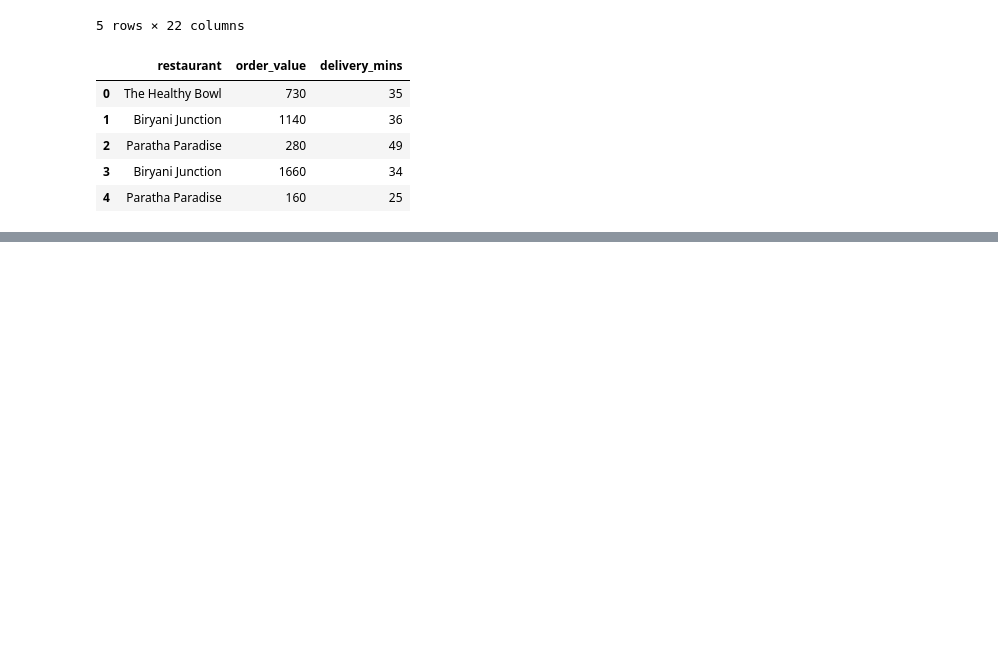
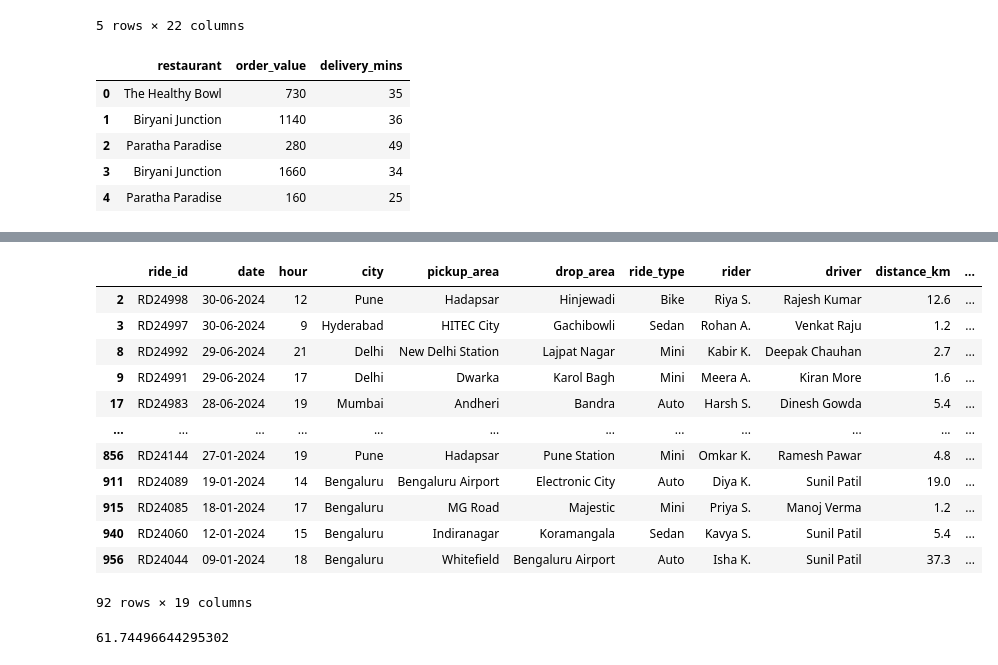
Before and after one commit to singh-amit-45/Data-Science, a Jupyter notebook: Libraries/Pandas/Pandas_DataFrame/DataFrame.ipynb, the cells around one changed output, grey strips where cells are left out. Saved outputs shown, nothing was run; the diff lists cells and outputs as text; code cells hidden in the pictures; blank space fills up the shorter version.

```diff
--- a/Libraries/Pandas/Pandas_DataFrame/DataFrame.ipynb
+++ b/Libraries/Pandas/Pandas_DataFrame/DataFrame.ipynb
@@ -666,0 +907,22 @@ first_five[['restaurant','order_value','delivery_mins']]
+# %%
+rainy_surge = rainy[rainy['surge']=="Y"]
+rainy_surge
+# %% [output]
+|  | ride_id | date | hour | city | pickup_area | drop_area | ride_type | rider | driver | distance_km | ... |
+| 2 | RD24998 | 30-06-2024 | 12 | Pune | Hadapsar | Hinjewadi | Bike | Riya S. | Rajesh Kumar | 12.6 | ... |
+| 3 | RD24997 | 30-06-2024 | 9 | Hyderabad | HITEC City | Gachibowli | Sedan | Rohan A. | Venkat Raju | 1.2 | ... |
+| 8 | RD24992 | 29-06-2024 | 21 | Delhi | New Delhi Station | Lajpat Nagar | Mini | Kabir K. | Deepak Chauhan | 2.7 | ... |
+| 9 | RD24991 | 29-06-2024 | 17 | Delhi | Dwarka | Karol Bagh | Mini | Meera A. | Kiran More | 1.6 | ... |
+| 17 | RD24983 | 28-06-2024 | 19 | Mumbai | Andheri | Bandra | Auto | Harsh S. | Dinesh Gowda | 5.4 | ... |
+| ... | ... | ... | ... | ... | ... | ... | ... | ... | ... | ... | ... |
+| 856 | RD24144 | 27-01-2024 | 19 | Pune | Hadapsar | Pune Station | Mini | Omkar K. | Ramesh Pawar | 4.8 | ... |
+| 911 | RD24089 | 19-01-2024 | 14 | Bengaluru | Bengaluru Airport | Electronic City | Auto | Diya K. | Sunil Patil | 19.0 | ... |
+| 915 | RD24085 | 18-01-2024 | 17 | Bengaluru | MG Road | Majestic | Mini | Priya S. | Manoj Verma | 1.2 | ... |
+| 940 | RD24060 | 12-01-2024 | 15 | Bengaluru | Indiranagar | Koramangala | Sedan | Kavya S. | Sunil Patil | 5.4 | ... |
+| 956 | RD24044 | 09-01-2024 | 18 | Bengaluru | Whitefield | Bengaluru Airport | Auto | Isha K. | Sunil Patil | 37.3 | ... |
+92 rows × 19 columns
+# %%
+percent = rainy_surge.shape[0] / rainy.shape[0] * 100
+percent
+# %% [output]
+61.74496644295302
```
Also changed, not shown: parts of 36 cells of this notebook.
